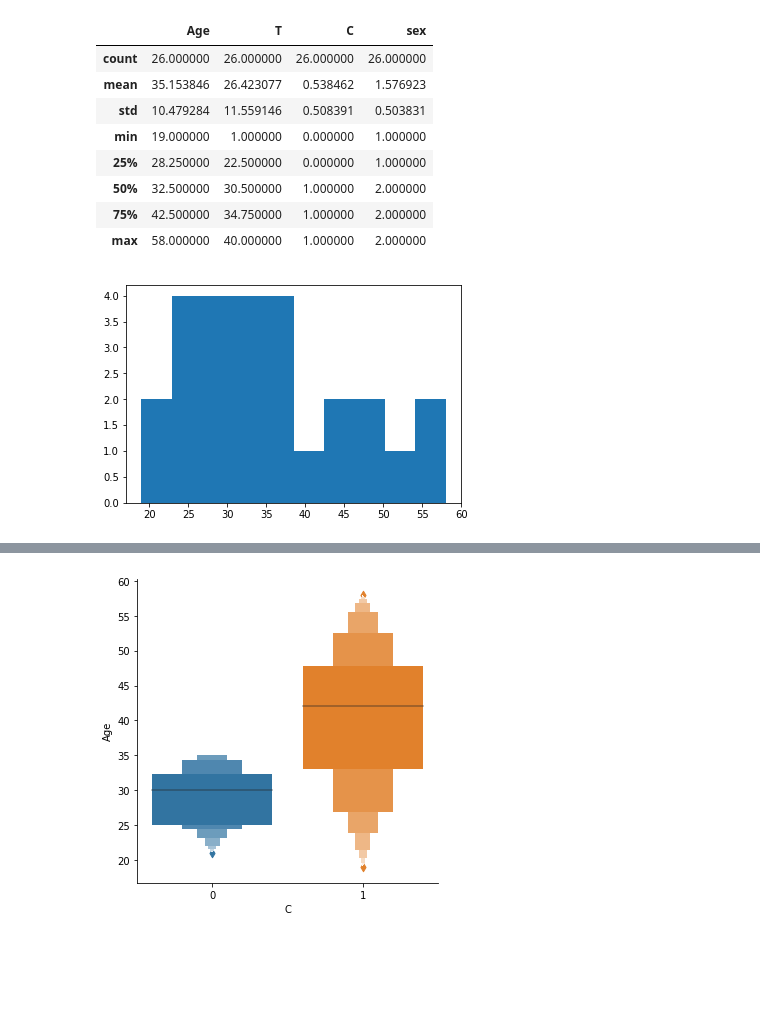
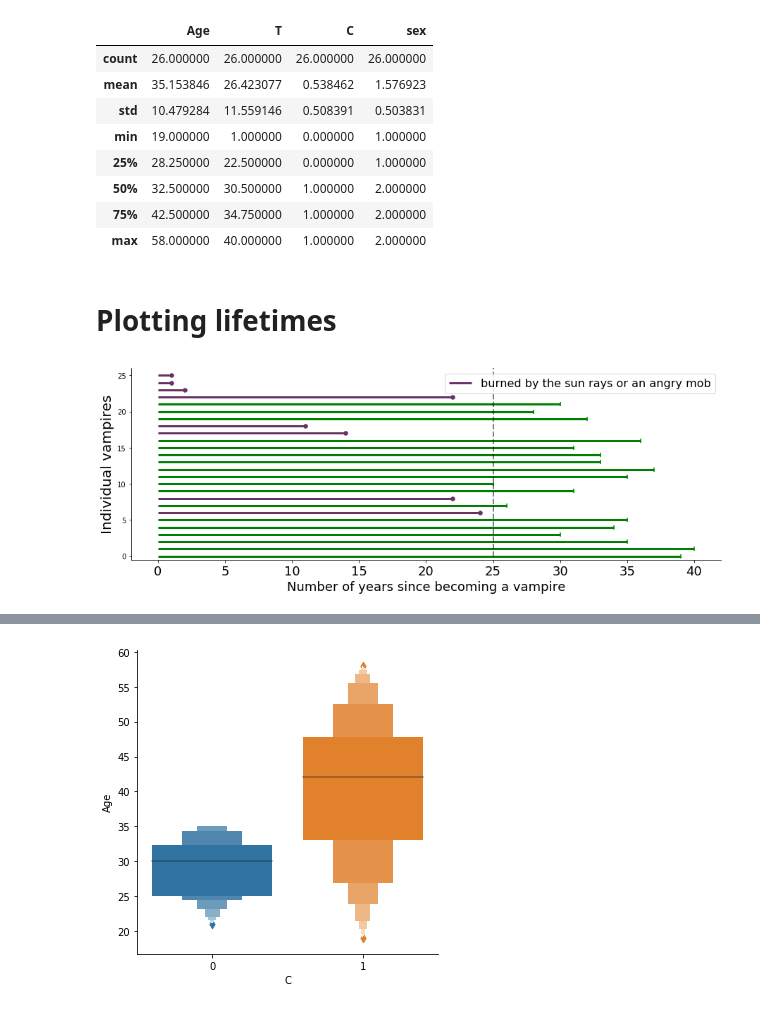
Before and after one commit to zuzannna/can-you-survive-this, a Jupyter notebook: SurvivalAnalysisExample.ipynb, the cells around one changed output, grey strips where cells are left out. Cells and saved outputs as stored; diff of their text form; code cells hidden in the pictures; blank space fills up the shorter version.

Commit message:
added lifetimes custom plot

```diff
--- a/SurvivalAnalysisExample.ipynb
+++ b/SurvivalAnalysisExample.ipynb
@@ -45,7 +47,5 @@ df.describe()
 | 50% | 32.500000 | 30.500000 | 1.000000 | 2.000000 |
 | 75% | 42.500000 | 34.750000 | 1.000000 | 2.000000 |
 | max | 58.000000 | 40.000000 | 1.000000 | 2.000000 |
-# %%
-plt.hist(df.Age);
-# %% [output]
-[figure, removed]
+# %% [markdown]
+# Plotting lifetimes
@@ -51,0 +103,9 @@ plt.hist(df.Age);
+# %%
+current_time = 25
+actual_lifetimes = df['T'].values
+observed_lifetimes = actual_lifetimes
+observed = actual_lifetimes < current_time
+
+plot_lifetimes(observed_lifetimes, event_observed=observed, block=True)
+# %% [output]
+[figure, added]
```
Also changed, not shown: parts of 3 cells of this notebook.
